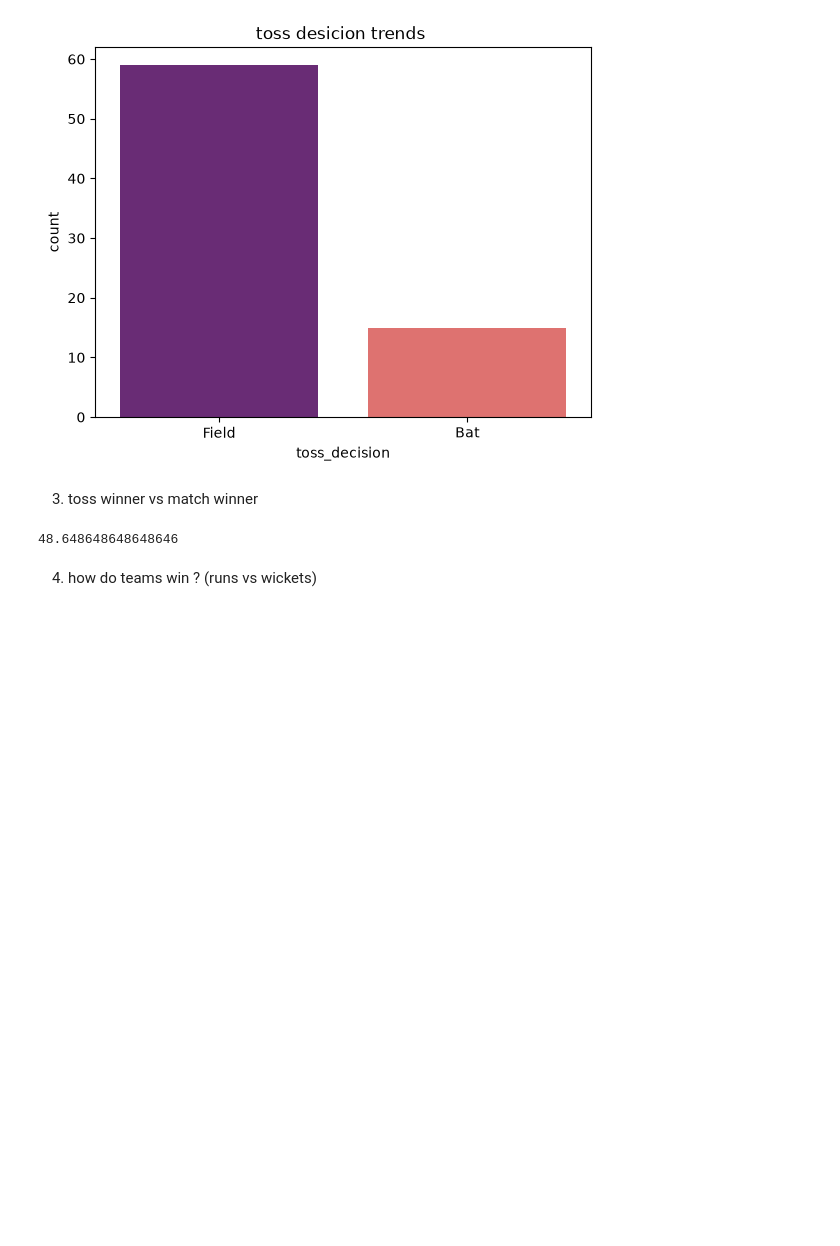
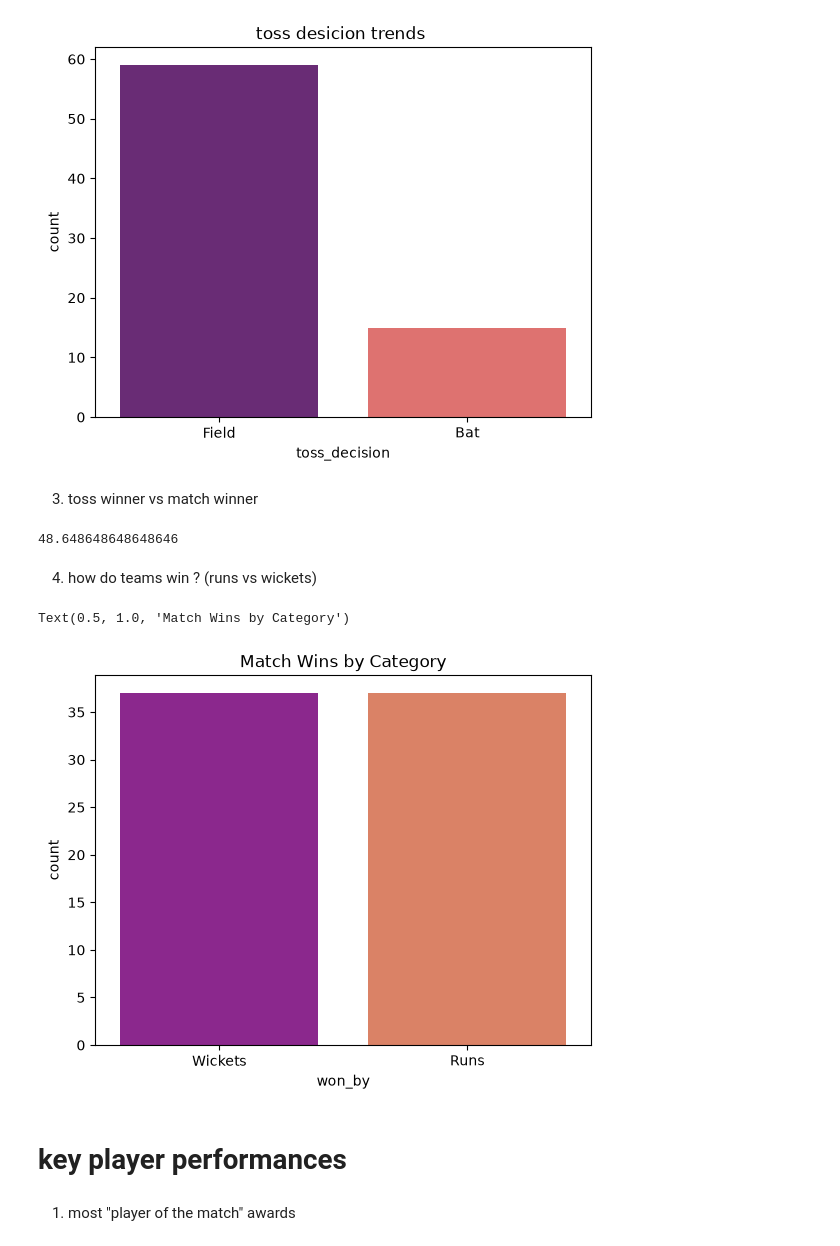
Before and after one commit to AarushiSavla/data-visualization, a Jupyter notebook: ipl_capstone_project.ipynb, the cells around one changed output. Cells and saved outputs as stored; diff of their text form; code cells hidden in the pictures; blank space fills up the shorter version.

```diff
--- a/ipl_capstone_project.ipynb
+++ b/ipl_capstone_project.ipynb
@@ -146,0 +150,10 @@ percentage
+# %%
+sns.countplot(x= df['won_by'],palette='plasma')
+plt.title('Match Wins by Category')
+# %% [output]
+Text(0.5, 1.0, 'Match Wins by Category')
+[figure, added]
+# %% [markdown]
+# key player performances
+# %% [markdown]
+1. most "player of the match" awards
```
Also changed, not shown: parts of 1 cell of this notebook.
